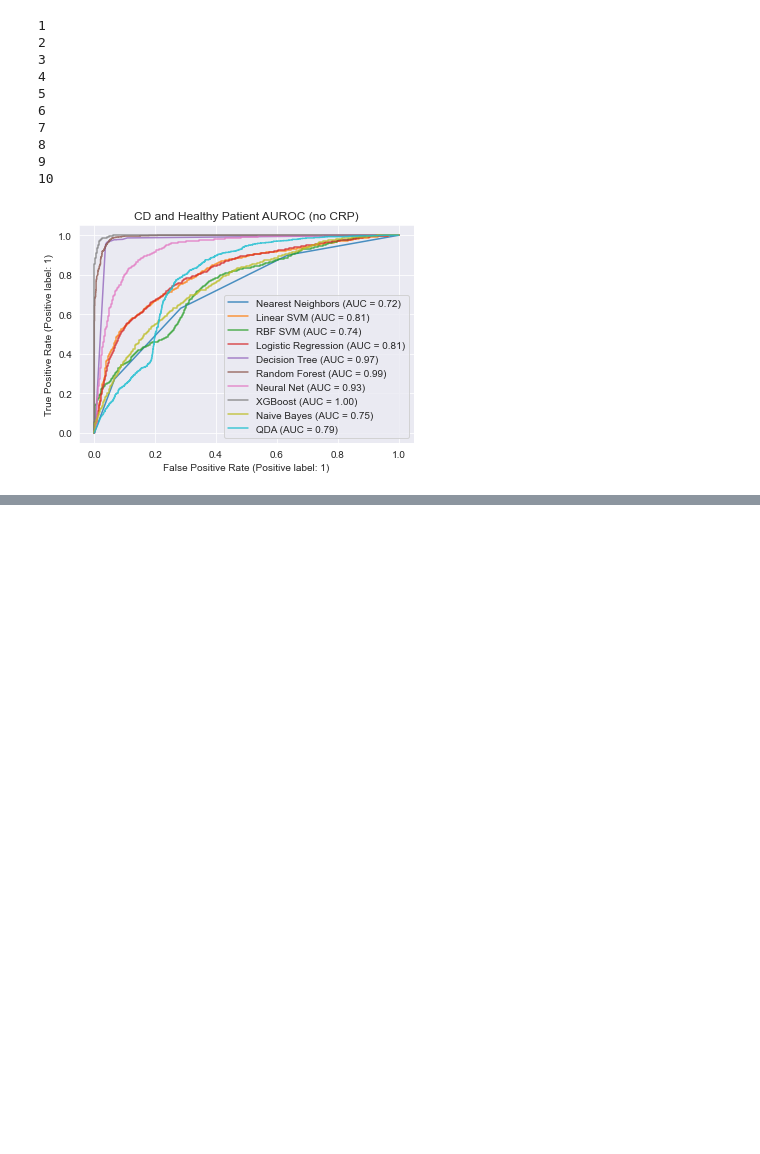
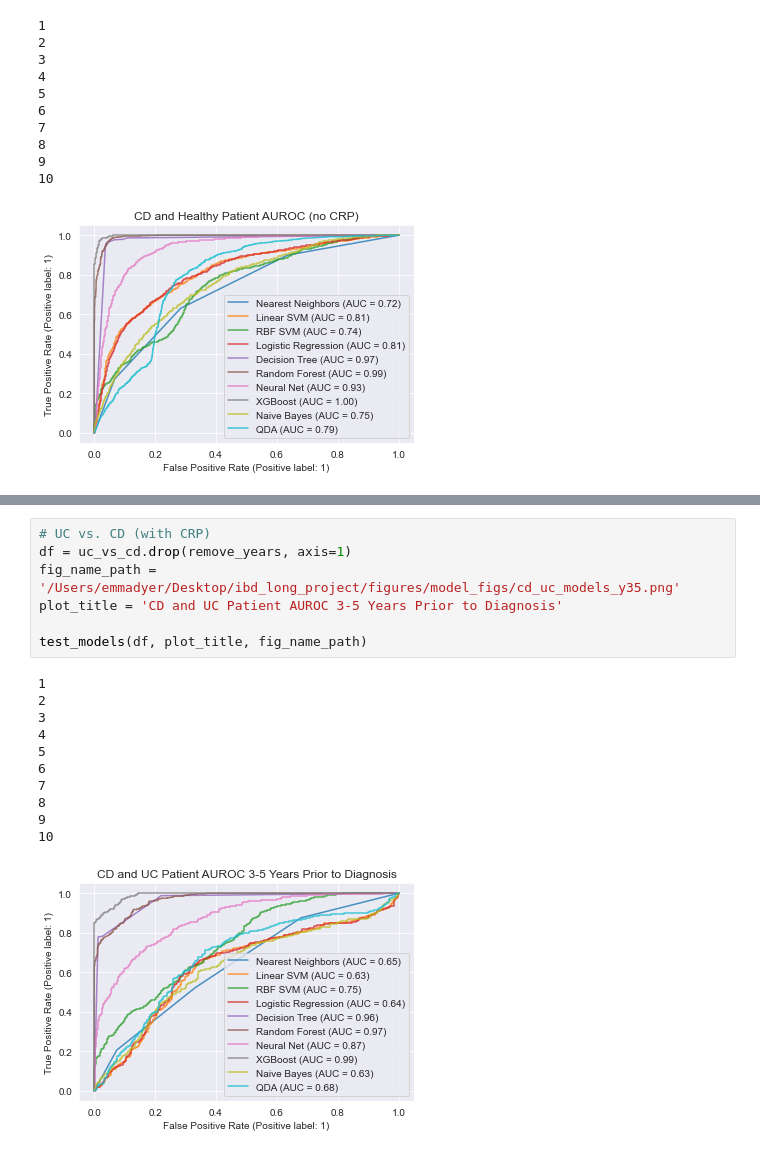
Before and after one commit to emmachancellor/ibd_longitudinal_ml, a Jupyter notebook: ml_models_ibd.ipynb, the cells around one changed output, grey strips where cells are left out. Saved outputs shown, nothing was run; the diff lists cells and outputs as text; blank space fills up the shorter version.

```diff
--- a/ml_models_ibd.ipynb
+++ b/ml_models_ibd.ipynb
@@ -677,0 +709,19 @@ test_models(df, plot_title, fig_name_path)
+# %%
+# UC vs. CD (with CRP)
+df = uc_vs_cd.drop(remove_years, axis=1)
+fig_name_path = '/Users/emmadyer/Desktop/ibd_long_project/figures/model_figs/cd_uc_models_y35.png'
+plot_title = 'CD and UC Patient AUROC 3-5 Years Prior to Diagnosis'
+
+test_models(df, plot_title, fig_name_path)
+# %% [output]
+1
+2
+3
+4
+5
+6
+7
+8
+9
+10
+[figure, added]
```
Also changed, not shown: parts of 9 cells of this notebook.
